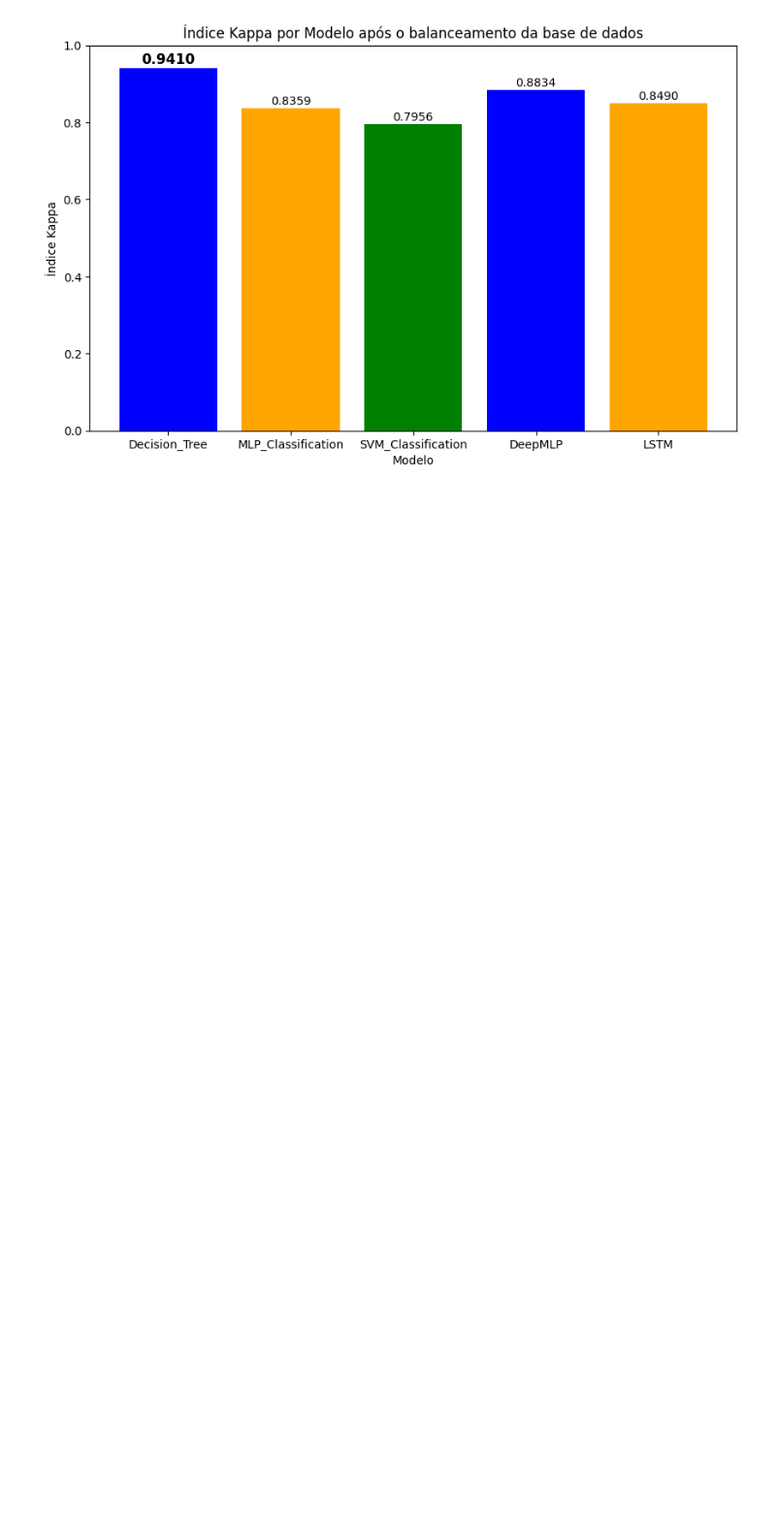
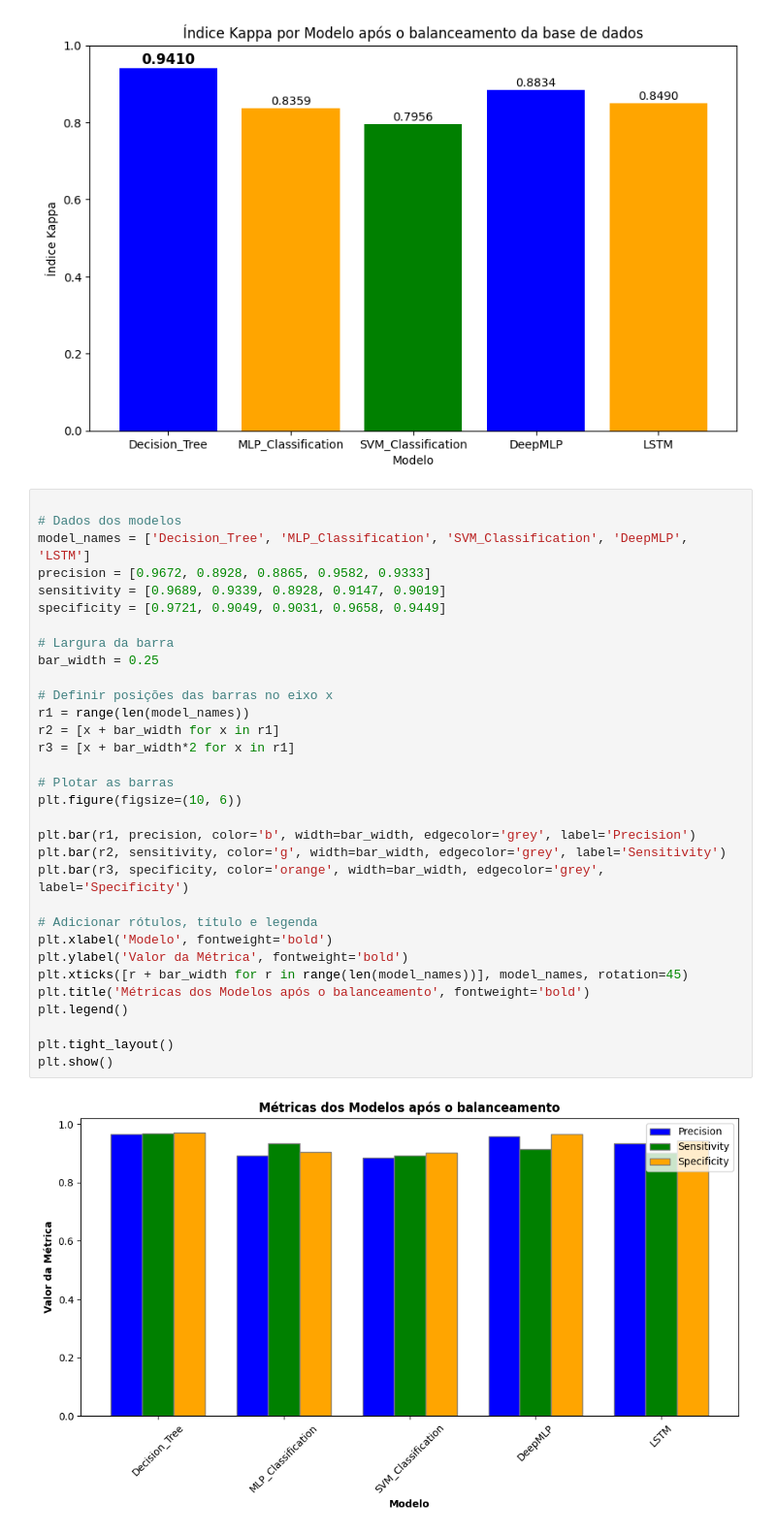
Before and after one commit to joaoPedroJPBR/TCC, a Jupyter notebook: analise_weka.ipynb, the cells around one changed output. Shown at 97% size. Cells and saved outputs as stored; diff of their text form; blank space fills up the shorter version.

Commit message:
Graphics to plot
Graphs to plot accuracy, sensitivity and specificity metrics.

```diff
--- a/analise_weka.ipynb
+++ b/analise_weka.ipynb
@@ -61,3 +61,37 @@ for i, (bar, kappa) in enumerate(zip(bar2, df["Kappa"])):
 plt.show()
 # %% [output]
 [figure]
+# %%
+
+# Dados dos modelos
+model_names = ['Decision_Tree', 'MLP_Classification', 'SVM_Classification', 'DeepMLP', 'LSTM']
+precision = [0.9672, 0.8928, 0.8865, 0.9582, 0.9333]
+sensitivity = [0.9689, 0.9339, 0.8928, 0.9147, 0.9019]
+specificity = [0.9721, 0.9049, 0.9031, 0.9658, 0.9449]
+
+# Largura da barra
+bar_width = 0.25
+
+# Definir posições das barras no eixo x
+r1 = range(len(model_names))
+r2 = [x + bar_width for x in r1]
+r3 = [x + bar_width*2 for x in r1]
+
+# Plotar as barras
+plt.figure(figsize=(10, 6))
+
+plt.bar(r1, precision, color='b', width=bar_width, edgecolor='grey', label='Precision')
+plt.bar(r2, sensitivity, color='g', width=bar_width, edgecolor='grey', label='Sensitivity')
+plt.bar(r3, specificity, color='orange', width=bar_width, edgecolor='grey', label='Specificity')
+
+# Adicionar rótulos, título e legenda
+plt.xlabel('Modelo', fontweight='bold')
+plt.ylabel('Valor da Métrica', fontweight='bold')
+plt.xticks([r + bar_width for r in range(len(model_names))], model_names, rotation=45)
+plt.title('Métricas dos Modelos após o balanceamento', fontweight='bold')
+plt.legend()
+
+plt.tight_layout()
+plt.show()
+# %% [output]
+[figure, added]
```
Also changed, not shown: parts of 1 cell of this notebook, 1 other file.
